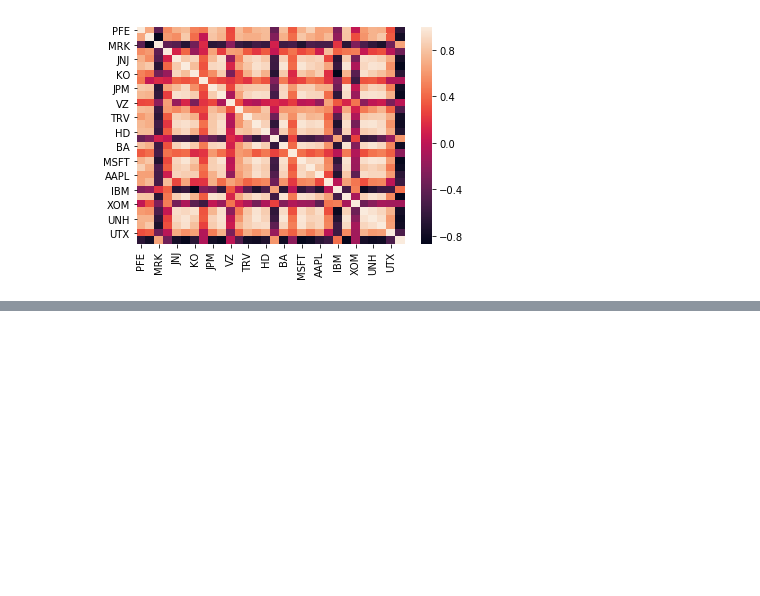
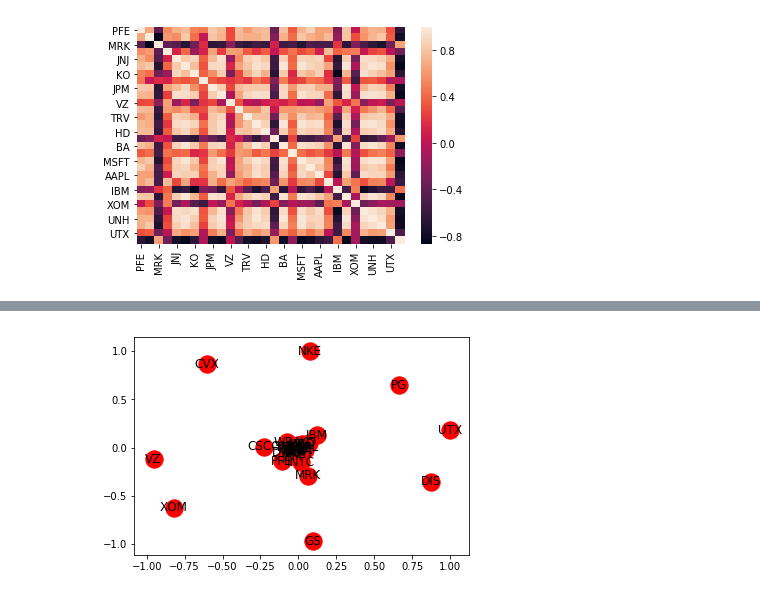
Before and after one commit to yanafedorchuk/PythonPractice, a Jupyter notebook: Parse_Yahoo_Finance.ipynb, the cells around one changed output, grey strips where cells are left out. Saved outputs shown, nothing was run; the diff lists cells and outputs as text; code cells hidden in the pictures; blank space fills up the shorter version.

```diff
--- a/Parse_Yahoo_Finance.ipynb
+++ b/Parse_Yahoo_Finance.ipynb
@@ -119,0 +125,3 @@ sns.heatmap(df_corr)
+# %%
+df2=(abs(df1)>0.8).astype(int)
+df2
@@ -119,0 +147,9 @@ sns.heatmap(df_corr)
+# %%
+m=df2.values
+n=ticker_dji
+G=nx.from_numpy_matrix(m)
+nodes=dict(zip(G.nodes(),n))
+G1=nx.relabel_nodes(G, nodes)
+nx.draw_networkx(G1, pos=)
+# %% [output]
+[figure, added]
```
Also changed, not shown: parts of 7 cells of this notebook.
